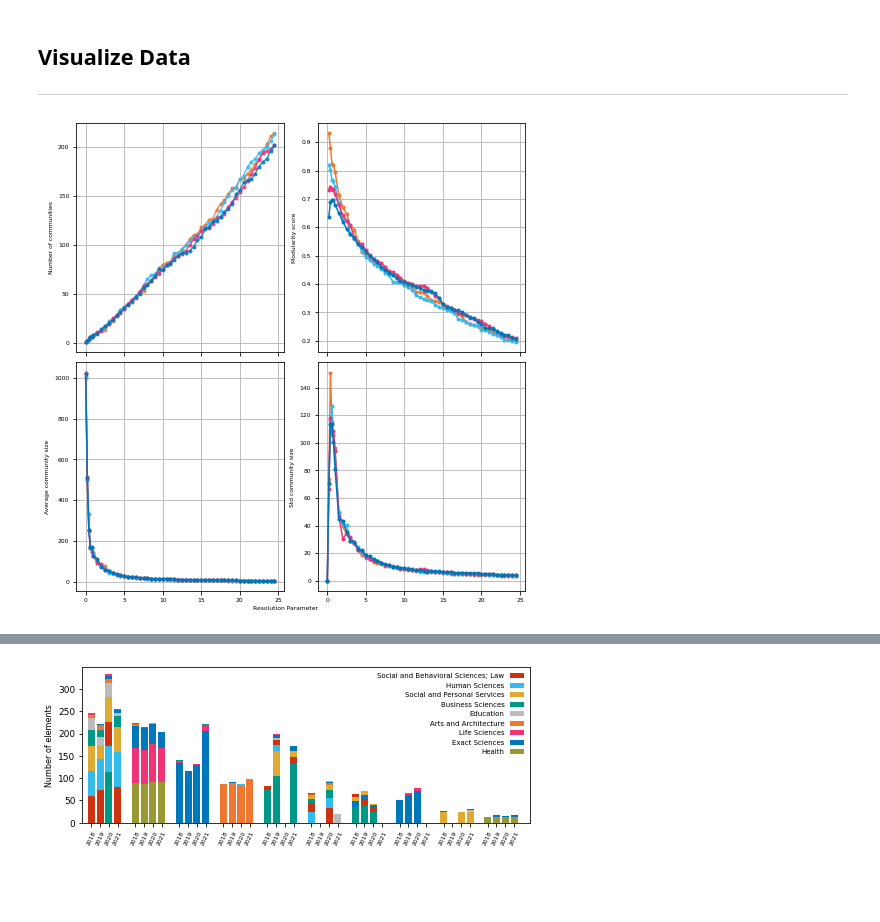
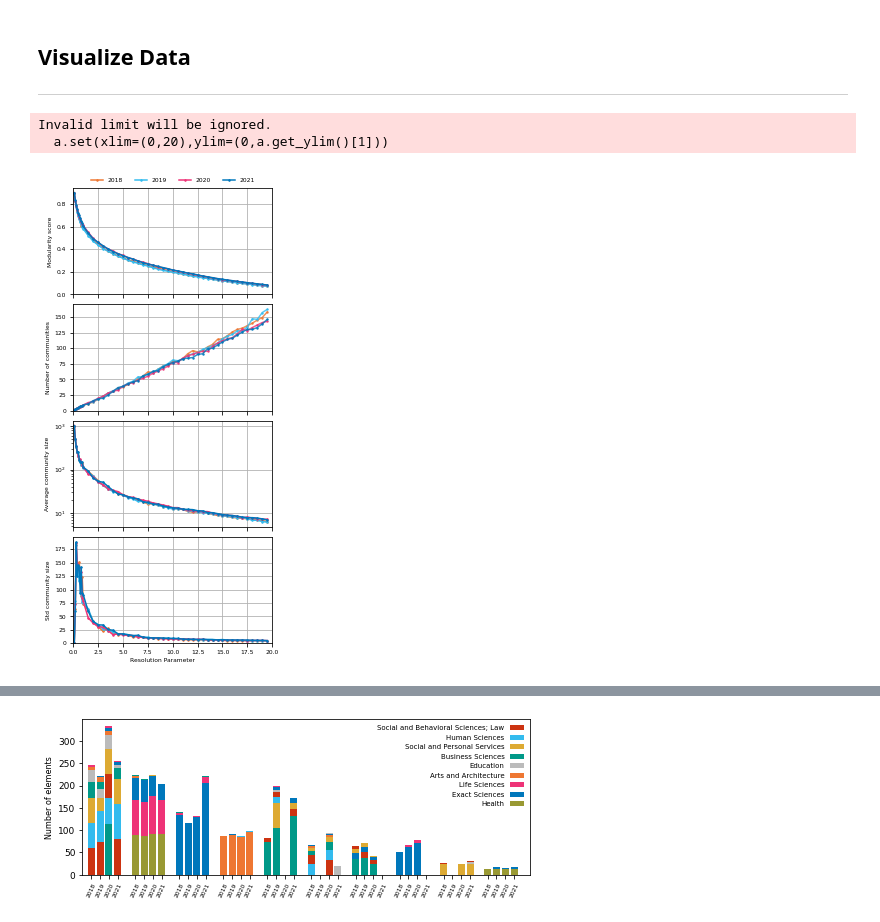
Before and after one commit to bernardo-silva/NetworkScienceProject, a Jupyter notebook: louvain_communities.ipynb, the cells around one changed output, grey strips where cells are left out. Drawn from its saved outputs; the diff is of its cells as text; code cells hidden in the pictures; blank space fills up the shorter version.

Commit message:
Louvain

```diff
--- a/louvain_communities.ipynb
+++ b/louvain_communities.ipynb
@@ -66,18 +63,18 @@ for g,year in zip(networks,range(2018,2022)):
 # %%
 #Classify Communities
 communities_statistics = {}
-for (year,comms),g,r in  zip(communities_by_resolution.items(),networks,resolutions):
-    communities_statistics[year] = {"N_communities": [len(x) for x in comms ],
-                                    "Avg_comm_size": [np.average([len(y) for y in x]) for x in comms],
-                                    "Sigma_comm_size": [np.std([len(y) for y in x]) for x in comms],
+for (year,comms), g in  zip(communities_by_resolution.items(),networks):
+    communities_statistics[year] = {"N_communities":    [len(x) for x in comms],
+                                    "Avg_comm_size":    [np.average([len(y) for y in x]) for x in comms],
+                                    "Sigma_comm_size":  [np.std([len(y) for y in x]) for x in comms],
                                     "Median_comm_size": [np.median([len(y) for y in x]) for x in comms],
-                                    "Modularity_score": [nx_comm.modularity(g,c,resolution=r,weight='weight') for c in comms]}
+                                    "Modularity_score": [nx_comm.modularity(g,c,resolution=r,weight='weight') for c,r in zip(comms,resolutions)]}
 # %%
 # Export Data
 import json
-with open("data/modularity_communities.json", "w") as f:
+with open("data/louvain_communities.json", "w") as f:
     json.dump(communities_by_resolution,f)
-with open("data/modularity_communities_statistics.json", "w") as f:
+with open("data/louvain_communities_statistics.json", "w") as f:
     json.dump(communities_statistics,f)
 # %% [markdown]
 ## Visualize Data
@@ -85,51 +82,54 @@ with open("data/modularity_communities_statistics.json", "w") as f:
 # %%
 #Import data
 import json
-with open("data/modularity_communities_statistics.json", "r") as f:
+with open("data/louvain_communities_statistics.json", "r") as f:
     communities_statistics = json.load(f)
-with open("data/modularity_communities.json", "r") as f:
+with open("data/louvain_communities.json", "r") as f:
     communities_by_resolution = json.load(f)
 
-resolutions = np.append(np.arange(0,1,0.2),np.arange(1,25,0.5))
+resolutions = np.append(np.arange(0,1,0.1),np.arange(1,20,0.5))
 # %%
 #Visualize statistics
 colors = ['#EE7732', '#33BBEE',  '#EE3377',  '#0077BB']
 colors = dict(zip(range(2018,2022),colors))
 
 plt.rcParams.update({'font.size': 6})
 plt.rc('xtick', labelsize=6)    # fontsize of the tick labels
 plt.rc('ytick', labelsize=6)
 plt.rc('axes', titlesize=6)
 
 
 cm = 1/2.54
-fig,ax = plt.subplots(ncols=2,nrows=2,figsize=(2*8.7*cm,2*8.7*cm),sharex=True)
+fig,ax = plt.subplots(ncols=1,nrows=4,figsize=(8.7*cm,2*8.7*cm),sharex=True)
 fig.text(0.5, 0.00, 'Resolution Parameter', ha='center')
 
-ax[0,0].set(ylabel="Number of communities")
-# ax[0,1].set(xlabel="Resolution parameter", ylabel="Median community size")
-ax[0,1].set( ylabel="Modularity score",yscale="linear")
-ax[1,0].set( ylabel="Average community size",yscale="linear")
-ax[1,1].set( ylabel="Std community size",yscale="linear")
+ax[0].set(ylabel="Modularity score",yscale="linear")
+ax[1].set(ylabel="Number of communities")
+# # ax[0,1].set(xlabel="Resolution parameter", ylabel="Median community size")
+ax[2].set( ylabel="Average community size",yscale="log")
+ax[3].set( ylabel="Std community size",yscale="linear")
 for year, data in communities_statistics.items():
-    ax[0,0].plot(resolutions,data["N_communities"],label=year, marker='o', ms=3,alpha=0.8, color = colors[int(year)])
+    ax[0].plot(resolutions[1:],data["Modularity_score"][1:],label=year, marker='o', ms=1.5, color = colors[int(year)])
+    ax[1].plot(resolutions[1:],data["N_communities"][1:],label=year, marker='o', ms=1.5,alpha=0.8, color = colors[int(year)])
     # ax[0,1].plot(resolutions,data["Median_comm_size"],label=year, marker='o', ms=3, color = colors[int(year)])
-    ax[0,1].plot(resolutions[1:],data["Modularity_score"][1:],label=year, marker='o', ms=3, color = colors[int(year)])
-    ax[1,0].plot(resolutions,data["Avg_comm_size"],label=year, marker='o', ms=3, color = colors[int(year)])
-    ax[1,1].plot(resolutions,data["Sigma_comm_size"],label=year, marker='o', ms=3, color = colors[int(year)])
+    ax[2].plot(resolutions[1:],data["Avg_comm_size"][1:],label=year, marker='o', ms=1.5, color = colors[int(year)])
+    ax[3].plot(resolutions[1:],data["Sigma_comm_size"][1:],label=year, marker='o', ms=1.5, color = colors[int(year)])
 
 
 for a in ax.flatten():
     a.grid()
+    a.set(xlim=(0,20),ylim=(0,a.get_ylim()[1]))
     # a.set_xticks(a.get_xticks())
     # a.set_xticklabels(a.get_xticklabels(),fontdict={"fontsize":6})
     # a.legend()
 # ax[0,0].grid()
 # ax[0,1].grid()
-# ax[0,0].legend()
+ax[0].legend(ncol=4,bbox_to_anchor=(0.5,1),loc="lower center",frameon=False)
 # ax[0,1].legend()
 plt.tight_layout()
-plt.savefig("modularity_community_statistics.pdf",dpi=200)
+plt.savefig("louvain_community_statistics.pdf")
 # plt.savefig("modularity_community_statistics.png",dpi=200)
 # %% [output]
+Invalid limit will be ignored.
+  a.set(xlim=(0,20),ylim=(0,a.get_ylim()[1]))
-[figure, old version]
+[figure, new version]
```
Also changed, not shown: parts of 25 cells of this notebook, 8 other files.
